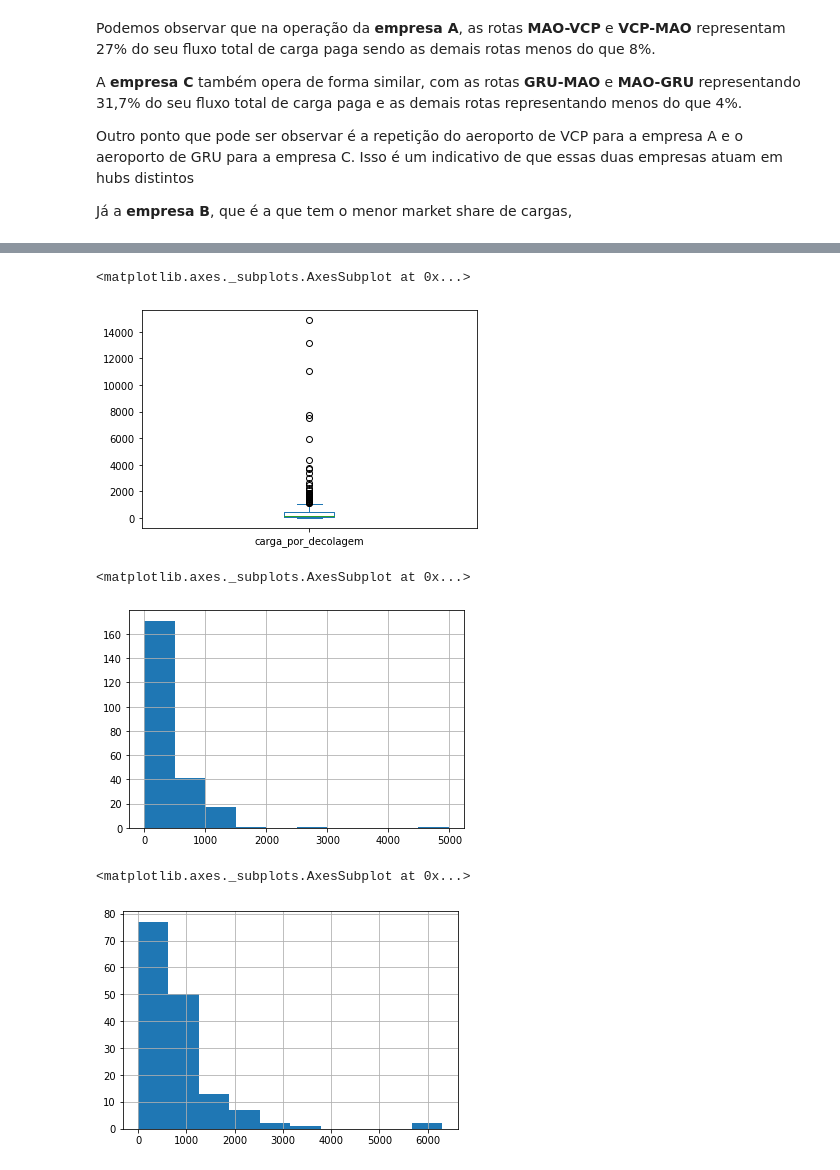
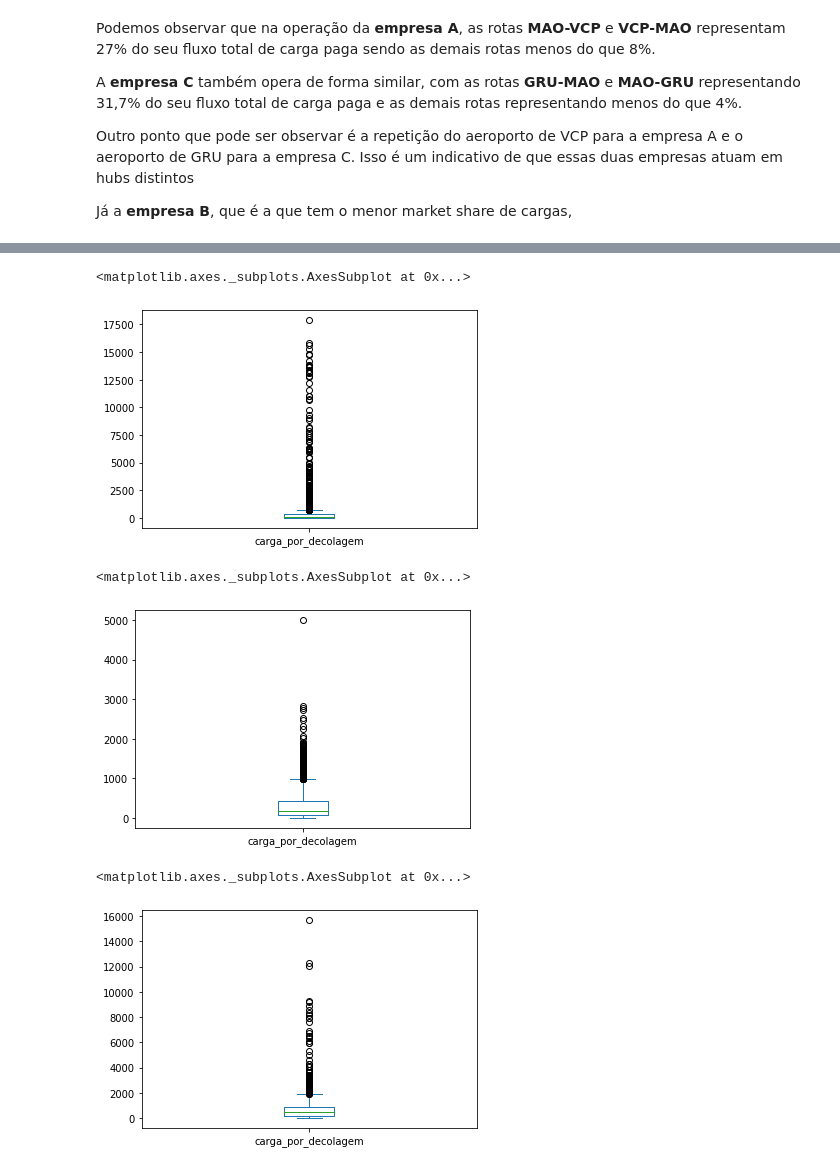
Before and after one commit to Eng-Dan/air-freight-market-share, a Jupyter notebook: Case_Market_Share_Cargas.ipynb, the cells around one changed output, grey strips where cells are left out. Cells and saved outputs as stored; diff of their text form; code cells hidden in the pictures.

```diff
--- a/Case_Market_Share_Cargas.ipynb
+++ b/Case_Market_Share_Cargas.ipynb
@@ -436,15 +472,15 @@ df[(df['mês'] == 5) & (df.passageiros_pagos > 0) & (df.carga_paga_kg > 0) & (df
 # %%
-df[(df['mês'] == 5) & (df.passageiros_pagos > 0) & (df.carga_paga_kg > 0) & (df['empresa'] == 'A')].carga_por_decolagem.plot.box()
+df[(df.passageiros_pagos > 0) & (df.carga_paga_kg > 0) & (df['empresa'] == 'A')].carga_por_decolagem.plot.box()
 # %% [output]
 <matplotlib.axes._subplots.AxesSubplot at 0x...>
-[figure, old version]
+[figure, new version]
 # %%
-df[(df['mês'] == 5) & (df.passageiros_pagos > 0) & (df.carga_paga_kg > 0) & (df['empresa'] == 'B')].carga_por_decolagem.hist()
+df[(df.passageiros_pagos > 0) & (df.carga_paga_kg > 0) & (df['empresa'] == 'B')].carga_por_decolagem.plot.box()
 # %% [output]
 <matplotlib.axes._subplots.AxesSubplot at 0x...>
-[figure, old version]
+[figure, new version]
 # %%
-df[(df['mês'] == 5) & (df.passageiros_pagos > 0) & (df.carga_paga_kg > 0) & (df['empresa'] == 'C')].carga_por_decolagem.hist()
+df[(df.passageiros_pagos > 0) & (df.carga_paga_kg > 0) & (df['empresa'] == 'C')].carga_por_decolagem.plot.box()
 # %% [output]
 <matplotlib.axes._subplots.AxesSubplot at 0x...>
-[figure, old version]
+[figure, new version]
```
Also changed, not shown: parts of 14 cells of this notebook.
